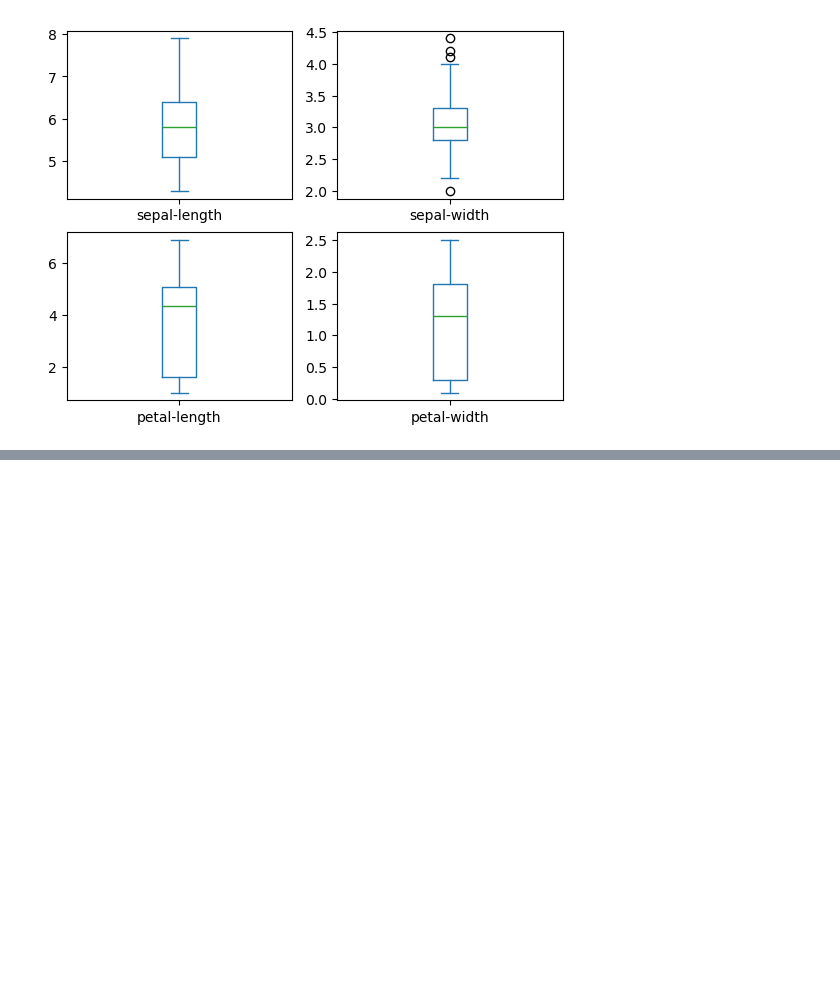
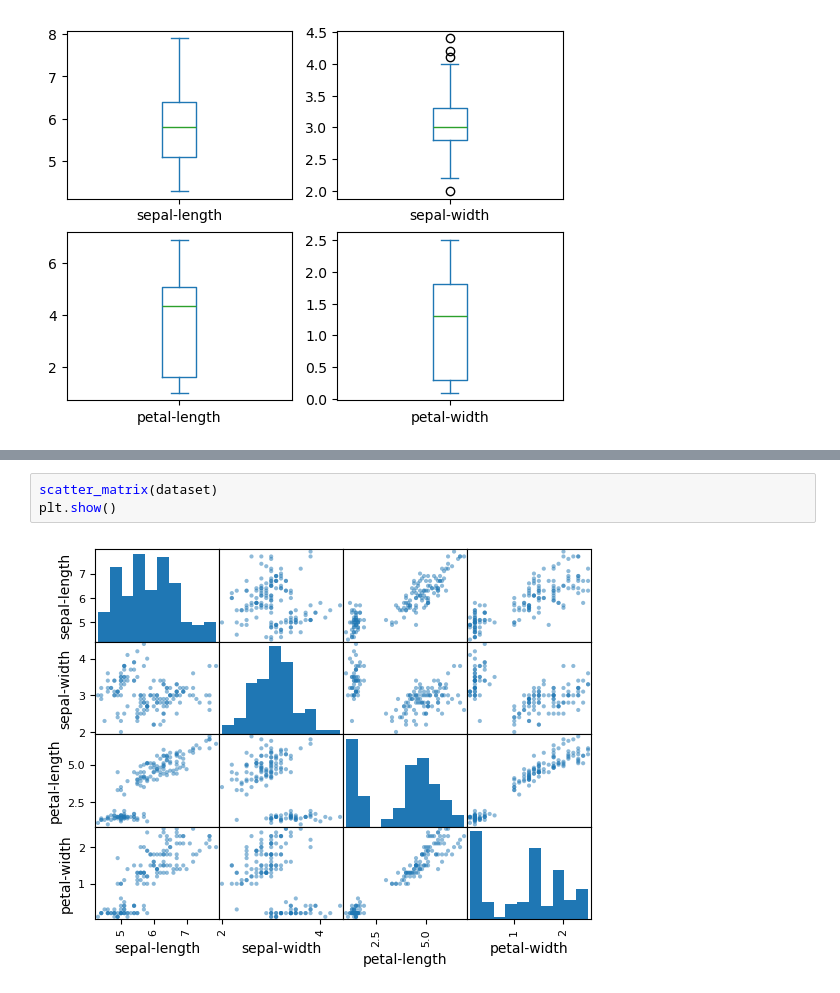
Before and after one commit to simocompsci/MLpractice, a Jupyter notebook: irisDS.ipynb, the cells around one changed output, grey strips where cells are left out. Saved outputs shown, nothing was run; the diff lists cells and outputs as text; blank space fills up the shorter version.

```diff
--- a/irisDS.ipynb
+++ b/irisDS.ipynb
@@ -93,0 +99,5 @@ dtype: object
+# %%
+scatter_matrix(dataset)
+plt.show()
+# %% [output]
+[figure, added]
```
Also changed, not shown: parts of 2 cells of this notebook.
